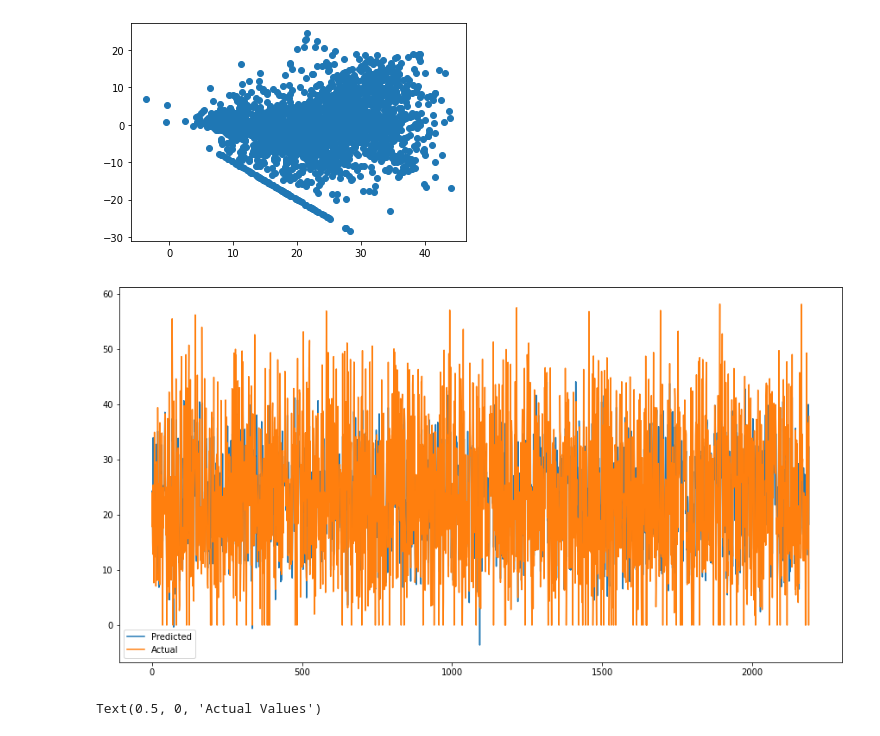
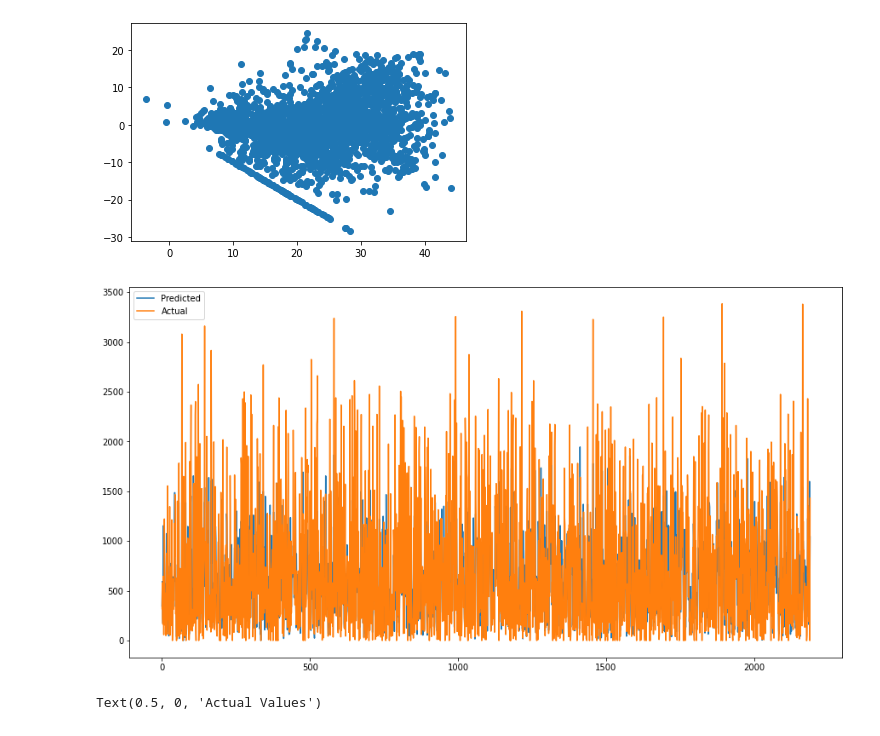
Before and after one commit to ShubhKjoshi/Bike_sharing_demand_prediction_Capstone-_project_Regression, a Jupyter notebook: Bike_Sharing_Demand_Prediction_Capstone_Project.ipynb, the cells around one changed output. Saved outputs shown, nothing was run; the diff lists cells and outputs as text; code cells hidden in the pictures.

```diff
--- a/Bike_Sharing_Demand_Prediction_Capstone_Project.ipynb
+++ b/Bike_Sharing_Demand_Prediction_Capstone_Project.ipynb
@@ -1139,12 +1156,12 @@ plt.scatter((y_pred_test_en),(y_test)-(y_pred_test_en))
 # %%
 #Plotting the figure
 plt.figure(figsize=(15,8))
-plt.plot(((y_pred_test_en)))
-plt.plot((np.array((y_test))))
+plt.plot(((y_pred_test_en)**2))
+plt.plot((np.array((y_test)**2)))
 plt.legend(["Predicted","Actual"])
 plt.show()
 # %% [output]
-[figure, old version]
+[figure, new version]
 # %%
 #visualizing the predictions
 sns.scatterplot(x=y_pred_test_en,y=y_test)
```
Also changed, not shown: parts of 58 cells of this notebook.
